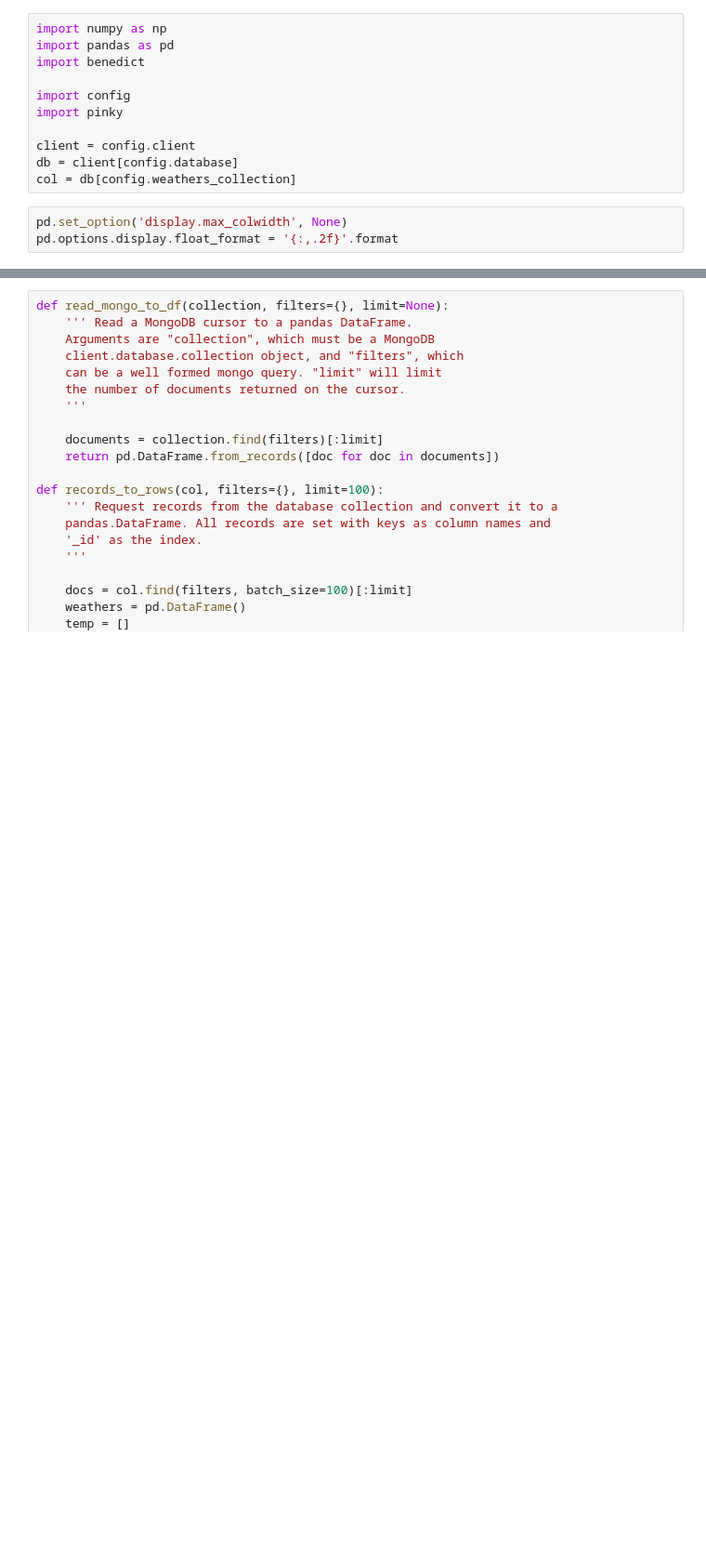
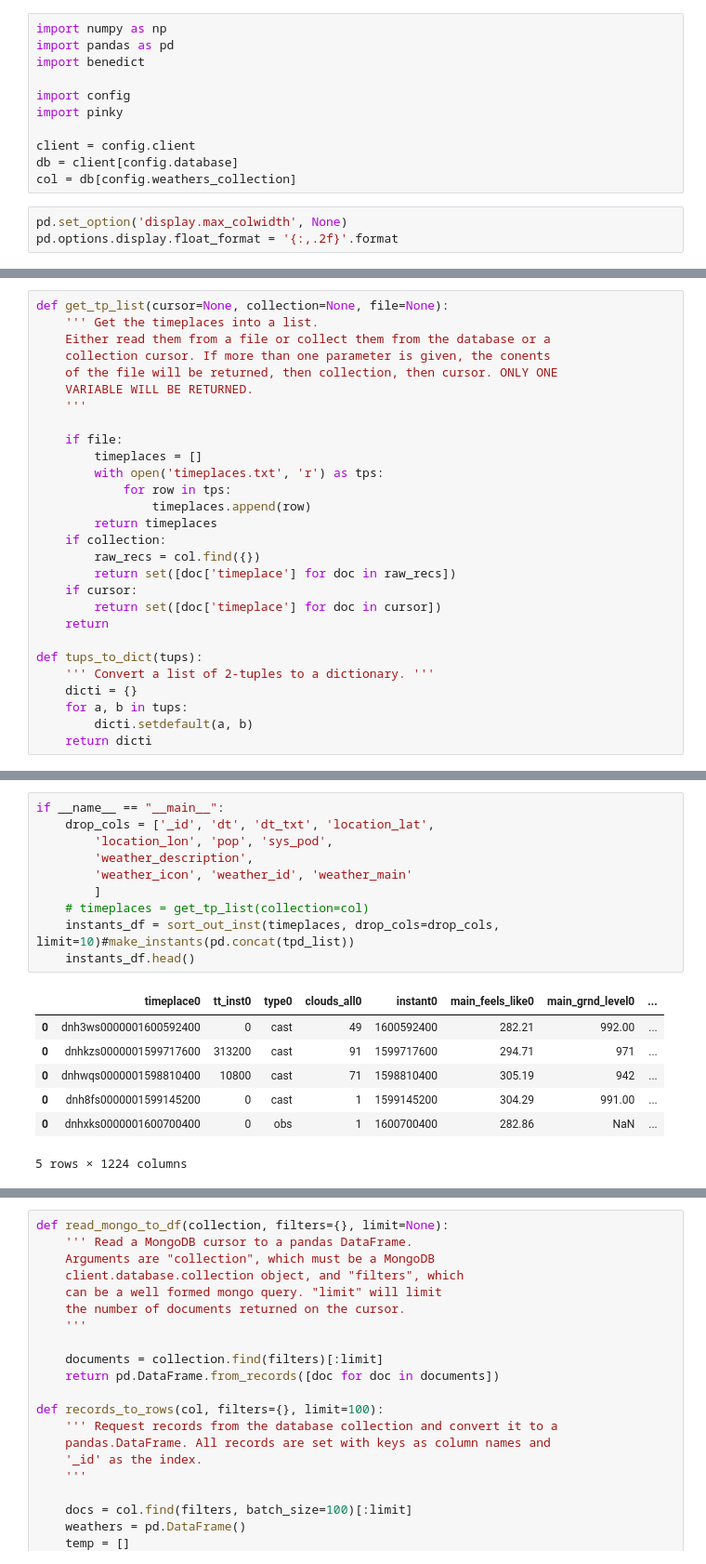
Before and after one commit to ChuckVanHoff/forecast-forecast, a Jupyter notebook: ETL/owm_direct/imake_df.ipynb, the cells around one changed output, grey strips where cells are left out. Shown: that part at 93% size. Drawn from its saved outputs; the diff is of its cells as text; blank space fills up the shorter version.

```diff
--- a/ETL/owm_direct/imake_df.ipynb
+++ b/ETL/owm_direct/imake_df.ipynb
@@ -133,0 +15,28 @@ def tups_to_dict(tups):
+# %%
+def get_tp_list(cursor=None, collection=None, file=None):
+    ''' Get the timeplaces into a list.
+    Either read them from a file or collect them from the database or a
+    collection cursor. If more than one parameter is given, the conents
+    of the file will be returned, then collection, then cursor. ONLY ONE
+    VARIABLE WILL BE RETURNED.
+    '''
+
+    if file:
+        timeplaces = []
+        with open('timeplaces.txt', 'r') as tps:
+            for row in tps:
+                timeplaces.append(row)
+        return timeplaces
+    if collection:
+        raw_recs = col.find({})
+        return set([doc['timeplace'] for doc in raw_recs])
+    if cursor:
+        return set([doc['timeplace'] for doc in cursor])
+    return
+
+def tups_to_dict(tups):
+    ''' Convert a list of 2-tuples to a dictionary. '''
+    dicti = {}
+    for a, b in tups:
+        dicti.setdefault(a, b)
+    return dicti
@@ -133,0 +145,18 @@ def tups_to_dict(tups):
+# %%
+if __name__ == "__main__":
+    drop_cols = ['_id', 'dt', 'dt_txt', 'location_lat',
+        'location_lon', 'pop', 'sys_pod',
+        'weather_description',
+        'weather_icon', 'weather_id', 'weather_main'
+        ]
+    # timeplaces = get_tp_list(collection=col)
+    instants_df = sort_out_inst(timeplaces, drop_cols=drop_cols, limit=10)#make_instants(pd.concat(tpd_list))
+    instants_df.head()
+# %% [output]
+|  | timeplace0 | tt_inst0 | type0 | clouds_all0 | instant0 | main_feels_like0 | main_grnd_level0 | ... |
+| 0 | dnh3ws0000001600592400 | 0 | cast | 49 | 1600592400 | 282.21 | 992.00 | ... |
+| 0 | dnhkzs0000001599717600 | 313200 | cast | 91 | 1599717600 | 294.71 | 971 | ... |
+| 0 | dnhwqs0000001598810400 | 10800 | cast | 71 | 1598810400 | 305.19 | 942 | ... |
+| 0 | dnh8fs0000001599145200 | 0 | cast | 1 | 1599145200 | 304.29 | 991.00 | ... |
+| 0 | dnhxks0000001600700400 | 0 | obs | 1 | 1600700400 | 282.86 | NaN | ... |
+5 rows × 1224 columns
```
Also changed, not shown: parts of 18 cells of this notebook.
